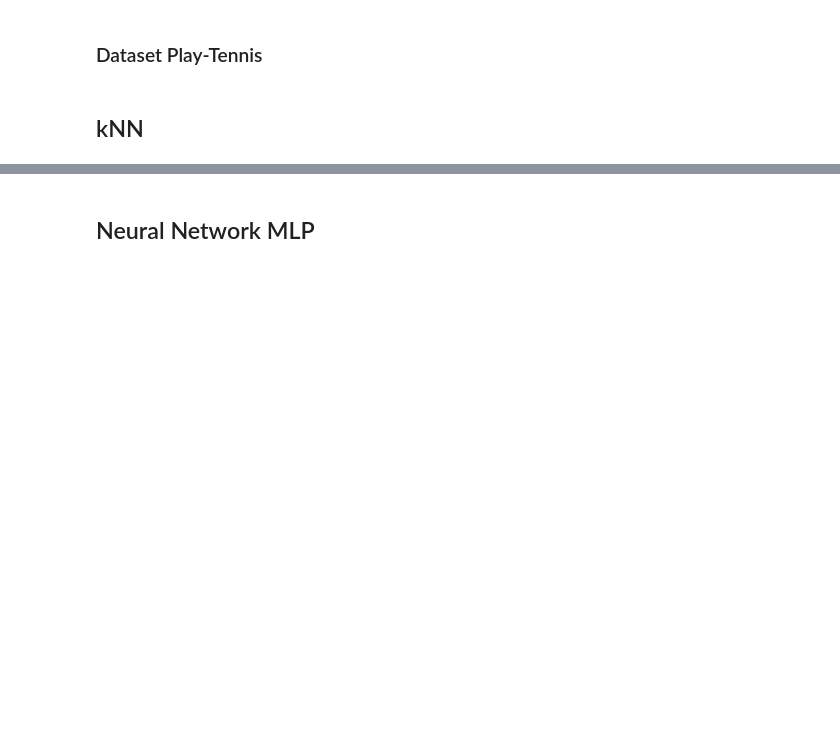
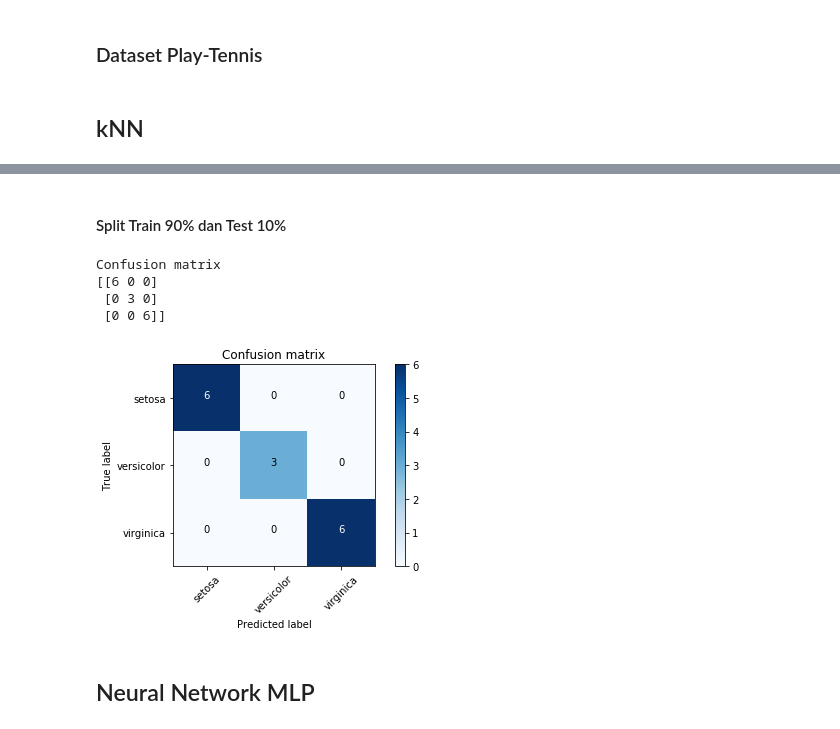
Before and after one commit to yasyars/Tucil-2-AI, a Jupyter notebook: TugasKecil2.ipynb, the cells around one changed output, grey strips where cells are left out. Saved outputs shown, nothing was run; the diff lists cells and outputs as text; code cells hidden in the pictures; blank space fills up the shorter version.

```diff
--- a/TugasKecil2.ipynb
+++ b/TugasKecil2.ipynb
@@ -172,2 +258,19 @@ from sklearn.neighbors import NearestNeighbors
+# %% [markdown]
+#### Split Train 90% dan Test 10%
+# %%
+kneighbors = KNeighborsClassifier(n_neighbors = 1)
+kneighbors_class = kneighbors.fit(X_train, Y_train)
+kneighbors_predict = kneighbors_class.predict(X_test)
+
+cm_kn = confusion_matrix(Y_test, kneighbors_predict)
+
+plt.figure()
+plot_confusion_matrix(cm_kn, classes = iris.target_names, title='Confusion matrix')
+# %% [output]
+Confusion matrix
+[[6 0 0]
+ [0 3 0]
+ [0 0 6]]
+[figure, added]
 # %% [markdown]
 ## Neural Network MLP
```
Also changed, not shown: parts of 15 cells of this notebook.
